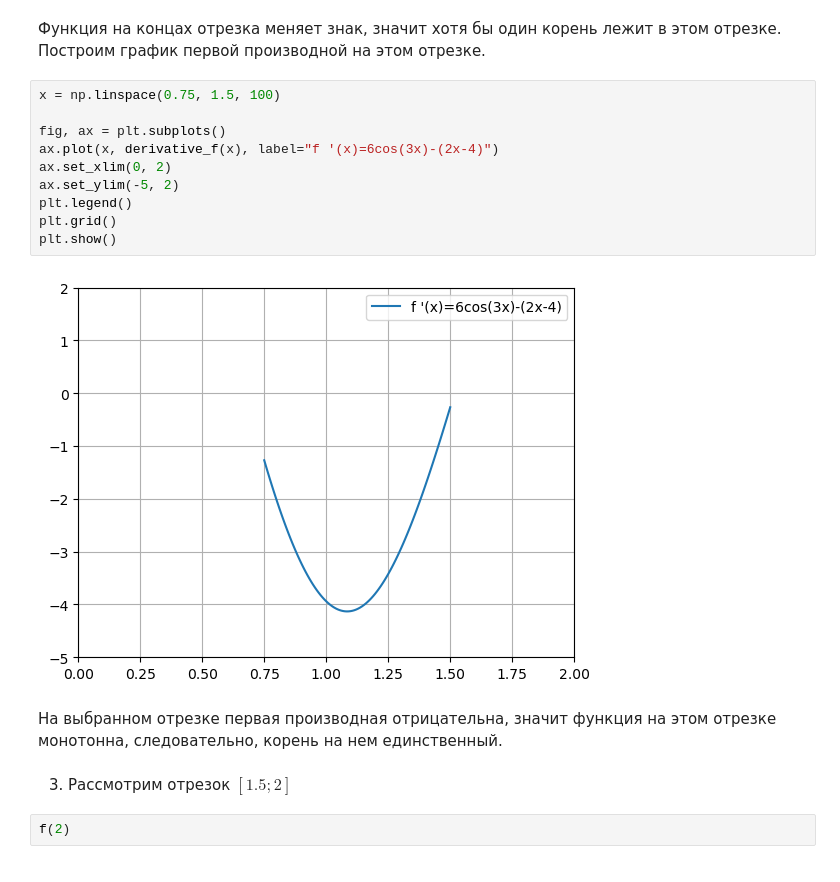
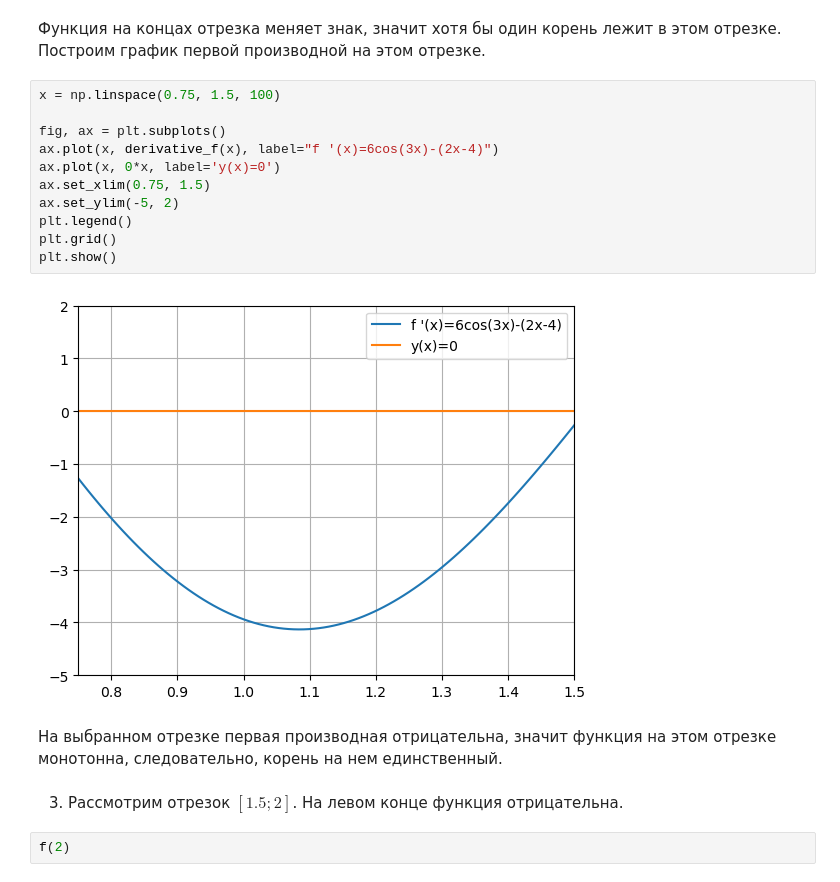
Before and after one commit to bzzdwn/BSU, a Jupyter notebook: Computational Methods/Лабораторные/1. Нелинейные уравнения/nonlinear equations.ipynb, the cells around one changed output. Cells and saved outputs as stored; diff of their text form.

```diff
--- a/Computational Methods/Лабораторные/1. Нелинейные уравнения/nonlinear equations.ipynb
+++ b/Computational Methods/Лабораторные/1. Нелинейные уравнения/nonlinear equations.ipynb
@@ -143,19 +152,20 @@ f(1.5)
 # %%
 x = np.linspace(0.75, 1.5, 100)
 
 fig, ax = plt.subplots()
 ax.plot(x, derivative_f(x), label="f '(x)=6cos(3x)-(2x-4)")
-ax.set_xlim(0, 2)
+ax.plot(x, 0*x, label='y(x)=0')
+ax.set_xlim(0.75, 1.5)
 ax.set_ylim(-5, 2)
 plt.legend()
 plt.grid()
 plt.show()
 # %% [output]
-[figure, old version]
+[figure, new version]
 # %% [markdown]
 На выбранном отрезке первая производная отрицательна, значит функция на этом отрезке монотонна, следовательно, корень на нем единственный.
 # %% [markdown]
-3. Рассмотрим отрезок $[1.5; 2]$
+3. Рассмотрим отрезок $[1.5; 2]$. На левом конце функция отрицательна.
 # %%
 f(2)
 # %% [output]
```
Also changed, not shown: parts of 112 cells of this notebook, 11 other files.
